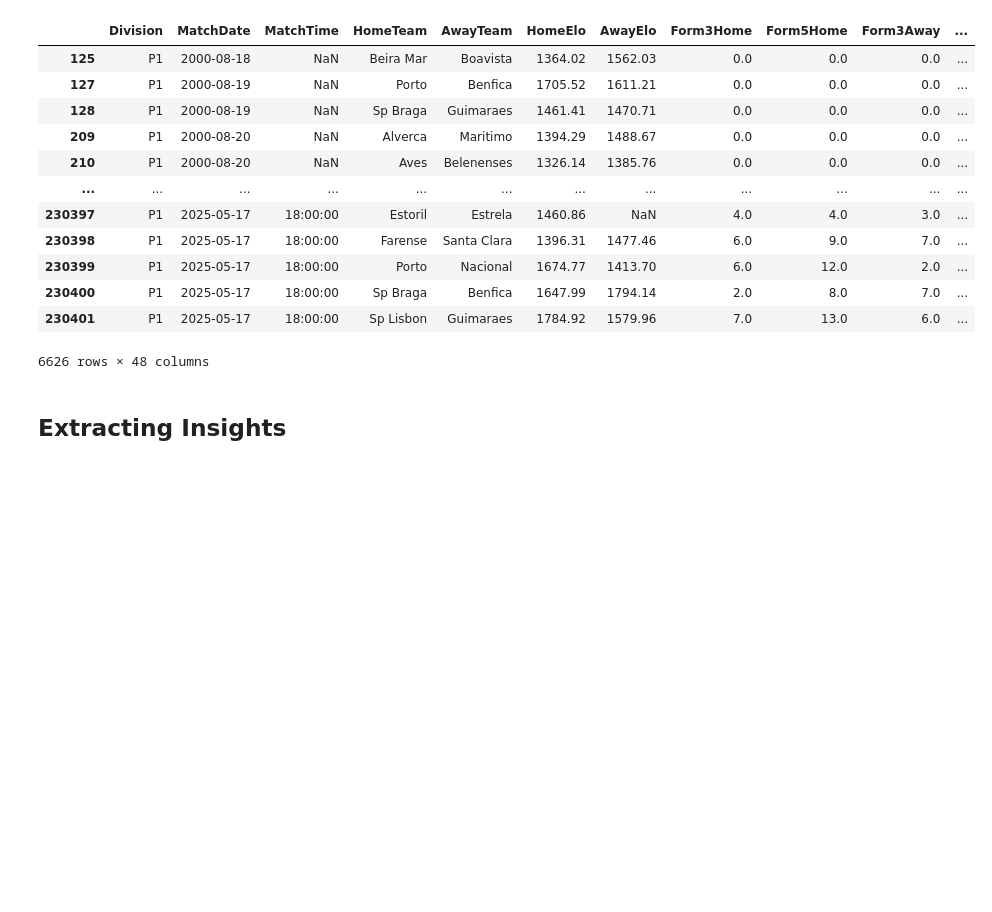
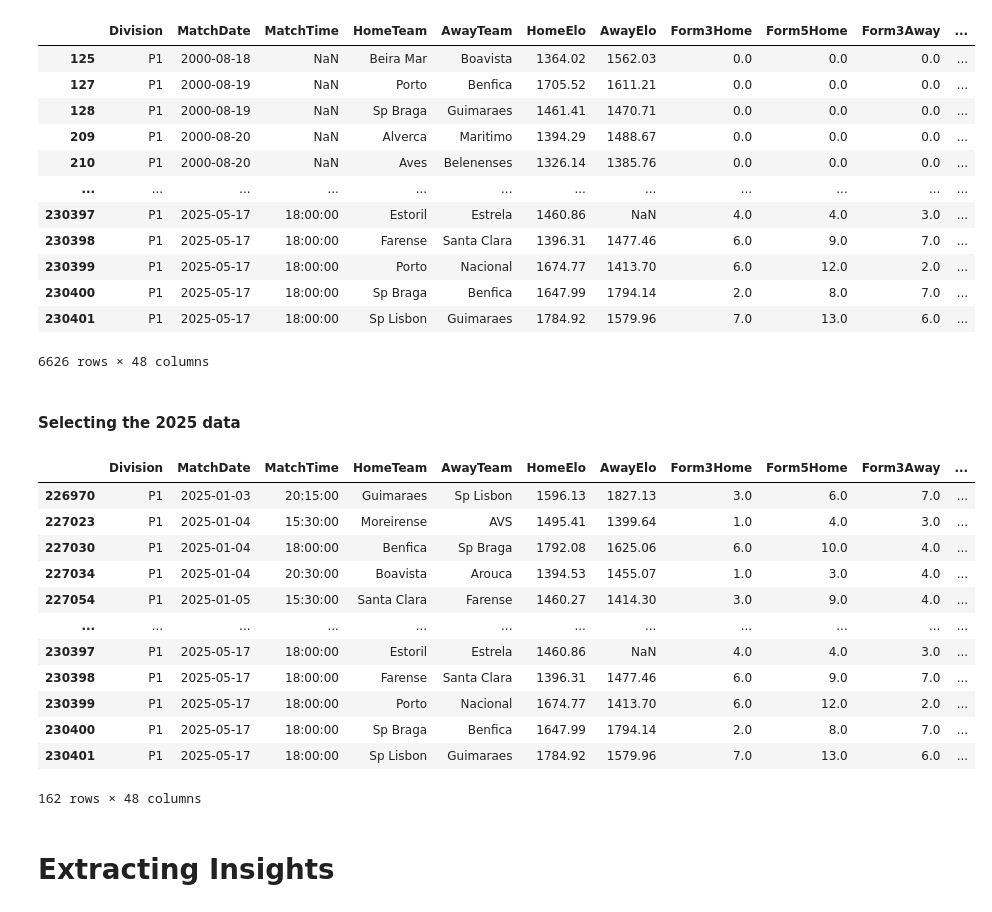
Before and after one commit to Dolfas/Football-Research, a Jupyter notebook: Rodolfo/Primeira Liga.ipynb, the cells around one changed output. Cells and saved outputs as stored; diff of their text form; code cells hidden in the pictures; blank space fills up the shorter version.

```diff
--- a/Rodolfo/Primeira Liga.ipynb
+++ b/Rodolfo/Primeira Liga.ipynb
@@ -19,7 +19,7 @@ uncleaned_data.head()
 5 rows × 48 columns
 # %%
 #Primeira Liga Dataframe
-primeira_liga_dataframe = uncleaned_data[ (uncleaned_data['Division'] == 'P1')]
+primeira_liga_dataframe = uncleaned_data[uncleaned_data['Division'] == 'P1']
 primeira_liga_dataframe
 # %% [output]
 |  | Division | MatchDate | MatchTime | HomeTeam | AwayTeam | HomeElo | AwayElo | Form3Home | Form5Home | Form3Away | ... |
@@ -35,3 +35,26 @@ primeira_liga_dataframe
 | 230400 | P1 | 2025-05-17 | 18:00:00 | Sp Braga | Benfica | 1647.99 | 1794.14 | 2.0 | 8.0 | 7.0 | ... |
 | 230401 | P1 | 2025-05-17 | 18:00:00 | Sp Lisbon | Guimaraes | 1784.92 | 1579.96 | 7.0 | 13.0 | 6.0 | ... |
 6626 rows × 48 columns
+# %% [markdown]
+#### Selecting the 2025 data
+# %%
+#Basically we iterate over all the values of the dataframe and find all the matches that occured in 2025
+#If we wanted more years, say between 2020 and 2025, just change the list in the .isin() function to ['2020','2021','2022','2023','2024']
+
+primeira_liga_2025_dataframe = primeira_liga_dataframe[primeira_liga_dataframe.iloc[:,1].str[:4].isin(['2025'])]
+# %%
+primeira_liga_2025_dataframe
+# %% [output]
+|  | Division | MatchDate | MatchTime | HomeTeam | AwayTeam | HomeElo | AwayElo | Form3Home | Form5Home | Form3Away | ... |
+| 226970 | P1 | 2025-01-03 | 20:15:00 | Guimaraes | Sp Lisbon | 1596.13 | 1827.13 | 3.0 | 6.0 | 7.0 | ... |
+| 227023 | P1 | 2025-01-04 | 15:30:00 | Moreirense | AVS | 1495.41 | 1399.64 | 1.0 | 4.0 | 3.0 | ... |
+| 227030 | P1 | 2025-01-04 | 18:00:00 | Benfica | Sp Braga | 1792.08 | 1625.06 | 6.0 | 10.0 | 4.0 | ... |
+| 227034 | P1 | 2025-01-04 | 20:30:00 | Boavista | Arouca | 1394.53 | 1455.07 | 1.0 | 3.0 | 4.0 | ... |
+| 227054 | P1 | 2025-01-05 | 15:30:00 | Santa Clara | Farense | 1460.27 | 1414.30 | 3.0 | 9.0 | 4.0 | ... |
+| ... | ... | ... | ... | ... | ... | ... | ... | ... | ... | ... | ... |
+| 230397 | P1 | 2025-05-17 | 18:00:00 | Estoril | Estrela | 1460.86 | NaN | 4.0 | 4.0 | 3.0 | ... |
+| 230398 | P1 | 2025-05-17 | 18:00:00 | Farense | Santa Clara | 1396.31 | 1477.46 | 6.0 | 9.0 | 7.0 | ... |
+| 230399 | P1 | 2025-05-17 | 18:00:00 | Porto | Nacional | 1674.77 | 1413.70 | 6.0 | 12.0 | 2.0 | ... |
+| 230400 | P1 | 2025-05-17 | 18:00:00 | Sp Braga | Benfica | 1647.99 | 1794.14 | 2.0 | 8.0 | 7.0 | ... |
+| 230401 | P1 | 2025-05-17 | 18:00:00 | Sp Lisbon | Guimaraes | 1784.92 | 1579.96 | 7.0 | 13.0 | 6.0 | ... |
+162 rows × 48 columns
@@ -38,2 +64,2 @@ primeira_liga_dataframe
 # %% [markdown]
-## Extracting Insights ##
+# Extracting Insights
```
Also changed, not shown: parts of 7 cells of this notebook, 2 other files.
